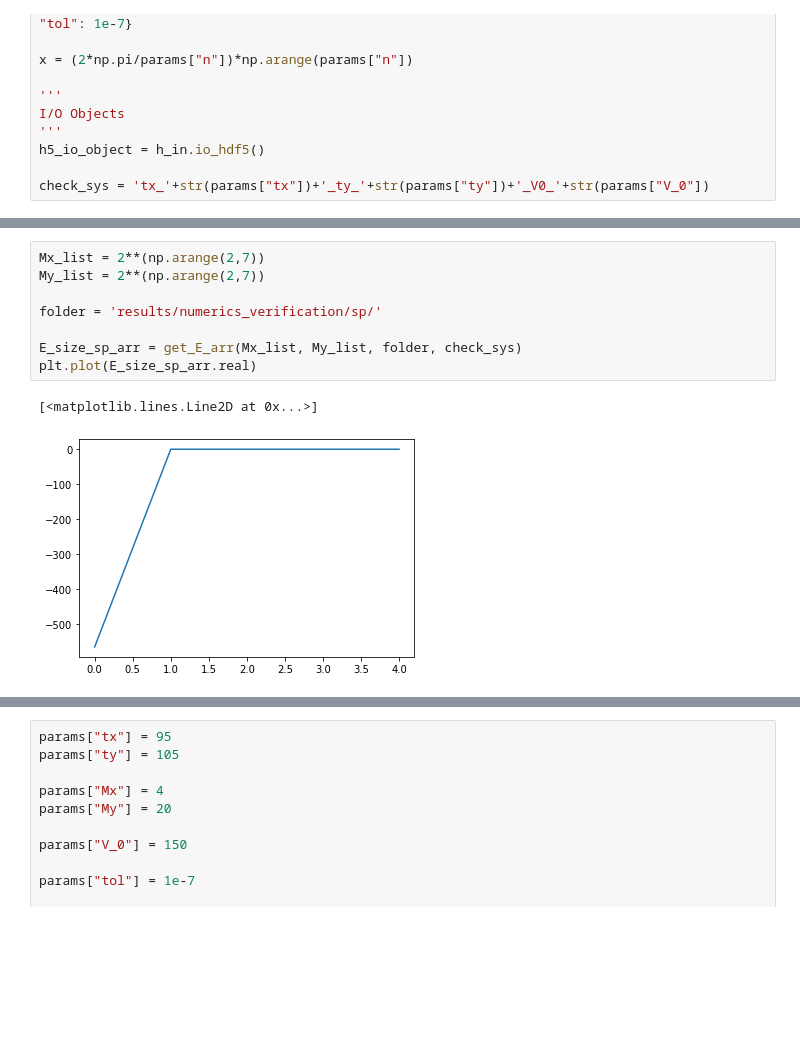
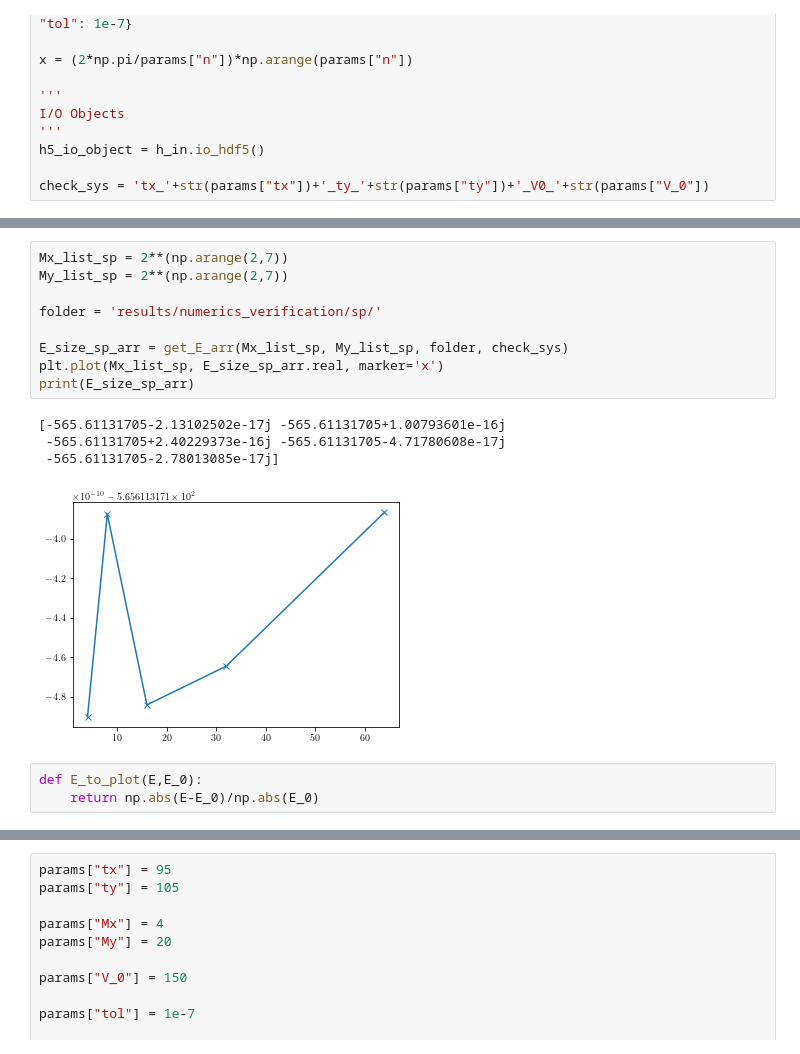
Before and after one commit to Progklui/rotor_lattice_models, a Jupyter notebook: numerics_verification.ipynb, the cells around one changed output, grey strips where cells are left out. Drawn from its saved outputs; the diff is of its cells as text; blank space fills up the shorter version.

```diff
--- a/numerics_verification.ipynb
+++ b/numerics_verification.ipynb
@@ -139,13 +139,19 @@ plt.plot(E_size_fdh_arr.real)
 # %%
-Mx_list = 2**(np.arange(2,7))
-My_list = 2**(np.arange(2,7))
+Mx_list_sp = 2**(np.arange(2,7))
+My_list_sp = 2**(np.arange(2,7))
 
 folder = 'results/numerics_verification/sp/'
 
-E_size_sp_arr = get_E_arr(Mx_list, My_list, folder, check_sys)
-plt.plot(E_size_sp_arr.real)
+E_size_sp_arr = get_E_arr(Mx_list_sp, My_list_sp, folder, check_sys)
+plt.plot(Mx_list_sp, E_size_sp_arr.real, marker='x')
+print(E_size_sp_arr)
 # %% [output]
-[<matplotlib.lines.Line2D at 0x...>]
+[-565.61131705-2.13102502e-17j -565.61131705+1.00793601e-16j
+ -565.61131705+2.40229373e-16j -565.61131705-4.71780608e-17j
+ -565.61131705-2.78013085e-17j]
-[figure, old version]
+[figure, new version]
+# %%
+def E_to_plot(E,E_0):
+    return np.abs(E-E_0)/np.abs(E_0)
 # %%
 E_0_fo = np.min(E_size_fo_arr)
```
Also changed, not shown: parts of 7 cells of this notebook, 2 other files.
